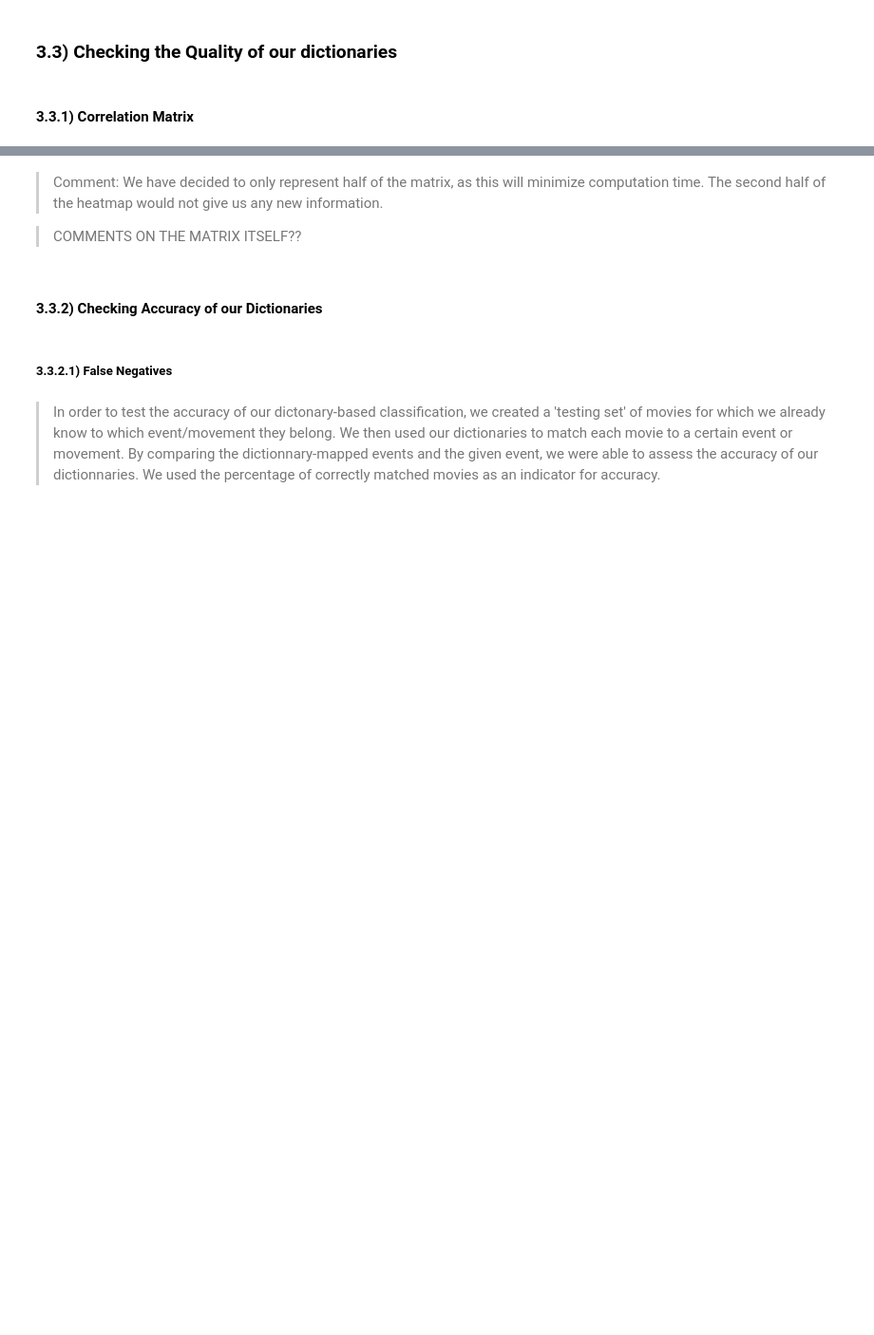
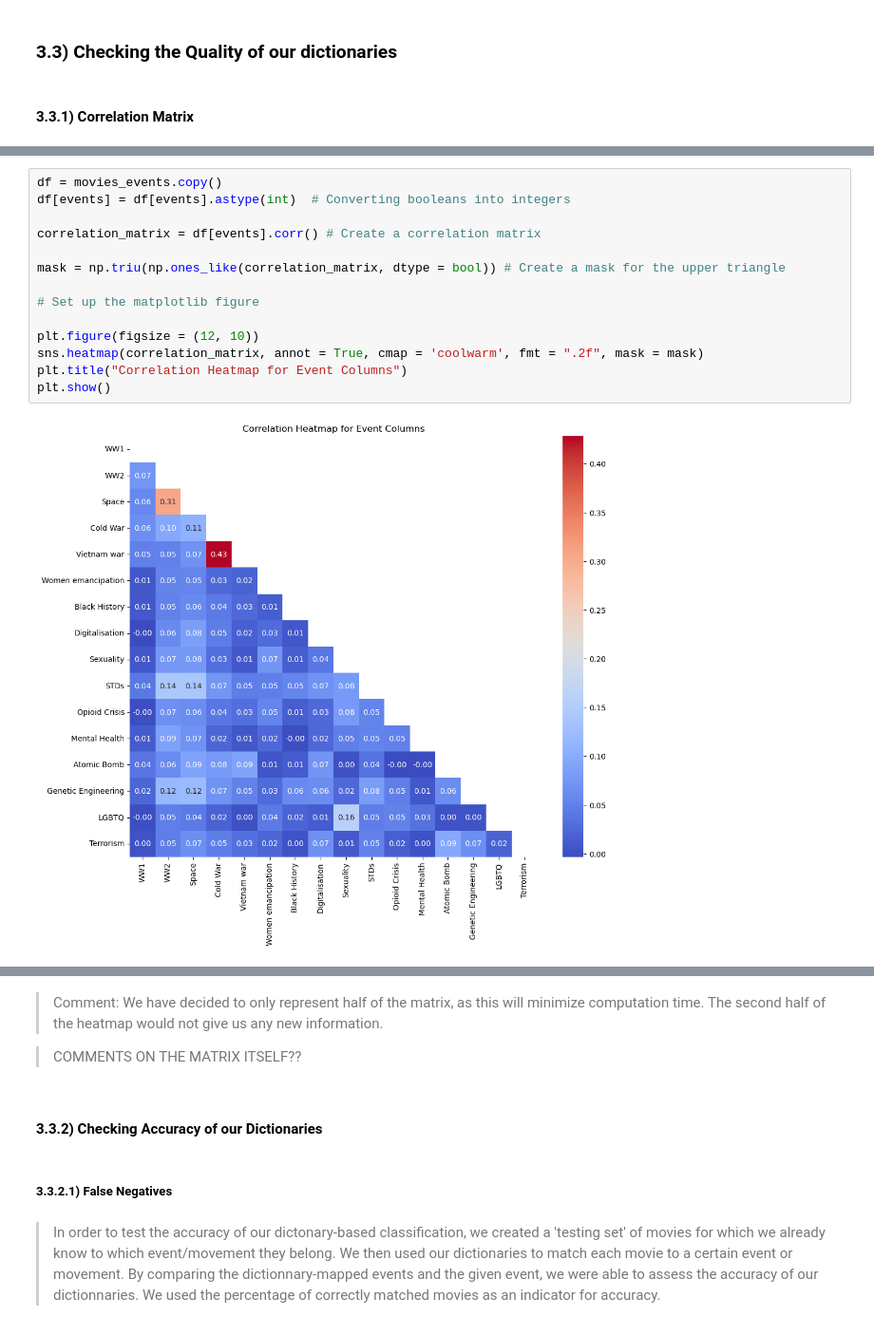
Before and after one commit to epfl-ada/ada-2023-project-onsecalme123, a Jupyter notebook: milestone2.ipynb, the cells around one changed output, grey strips where cells are left out. Shown at 95% size. Saved outputs shown, nothing was run; the diff lists cells and outputs as text; blank space fills up the shorter version.

```diff
--- a/milestone2.ipynb
+++ b/milestone2.ipynb
@@ -703,0 +616,16 @@ plt.show()
+# %%
+df = movies_events.copy()
+df[events] = df[events].astype(int)  # Converting booleans into integers
+
+correlation_matrix = df[events].corr() # Create a correlation matrix
+
+mask = np.triu(np.ones_like(correlation_matrix, dtype = bool)) # Create a mask for the upper triangle
+
+# Set up the matplotlib figure
+
+plt.figure(figsize = (12, 10))
+sns.heatmap(correlation_matrix, annot = True, cmap = 'coolwarm', fmt = ".2f", mask = mask)
+plt.title("Correlation Heatmap for Event Columns")
+plt.show()
+# %% [output]
+[figure, added]
```
Also changed, not shown: parts of 6 cells of this notebook.
